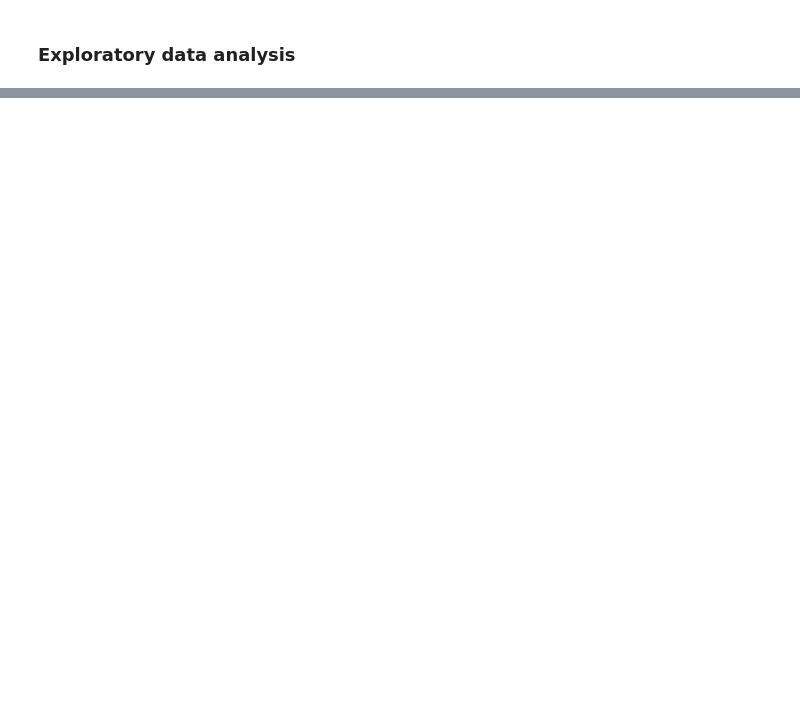
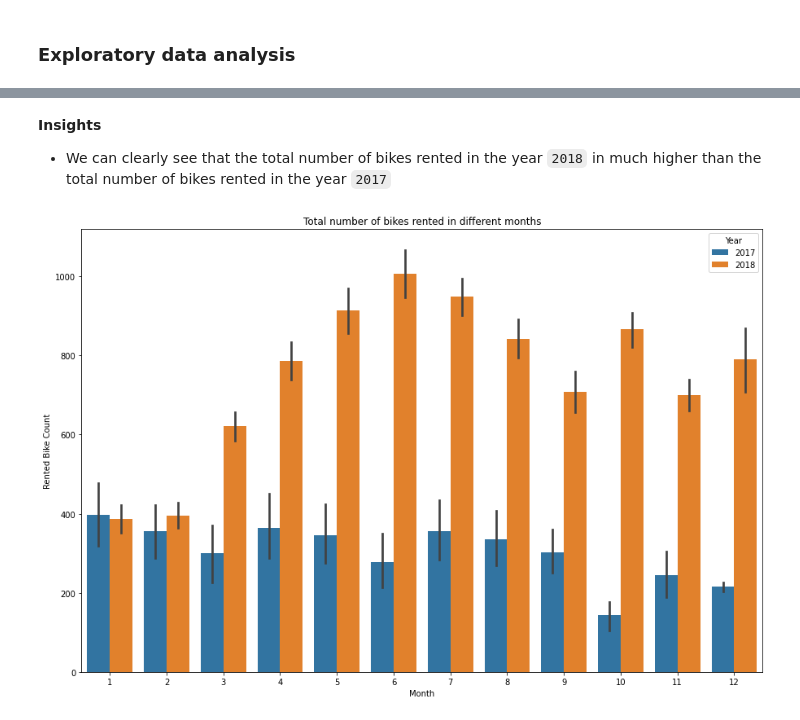
Before and after one commit to gyana-ranjan-dash/Seoul_Bike_Sharing_Demand_Prediction, a Jupyter notebook: Bike_Sharing_Demand_Prediction.ipynb, the cells around one changed output, grey strips where cells are left out. Saved outputs shown, nothing was run; the diff lists cells and outputs as text; code cells hidden in the pictures; blank space fills up the shorter version.

```diff
--- a/Bike_Sharing_Demand_Prediction.ipynb
+++ b/Bike_Sharing_Demand_Prediction.ipynb
@@ -151,0 +194,12 @@ bike_df.head()
+# %% [markdown]
+**Insights**
+
+
+*   We can clearly see that the total number of bikes rented in the year ``2018`` in much higher than the total number of bikes rented in the year ``2017``
+# %%
+plt.figure(figsize=(15,10))
+sns.barplot(x = 'Month', y = 'Rented Bike Count', data = bike_df, hue = 'Year')
+plt.title("Total number of bikes rented in different months")
+plt.show()
+# %% [output]
+[figure, added]
```
Also changed, not shown: parts of 7 cells of this notebook.
